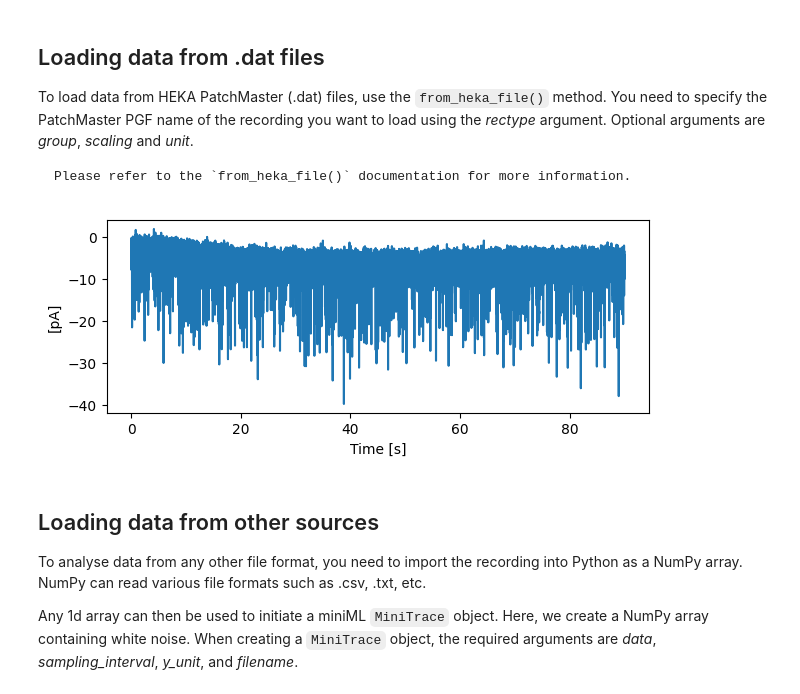
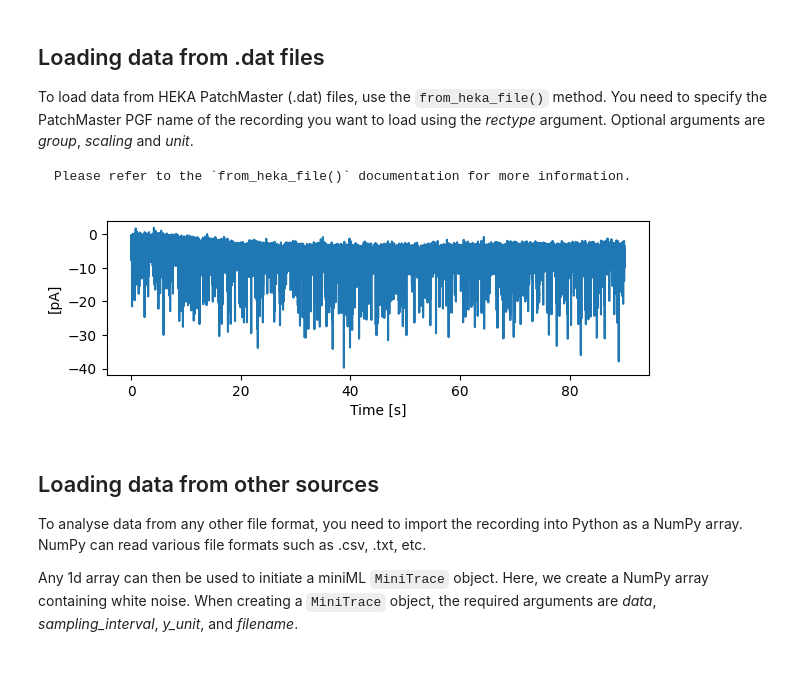
Before and after one commit to delvendahl/miniML, a Jupyter notebook: docs/general/loading_data.ipynb, the cells around one changed output. Saved outputs shown, nothing was run; the diff lists cells and outputs as text; code cells hidden in the pictures; blank space fills up the shorter version.

```diff
--- a/docs/general/loading_data.ipynb
+++ b/docs/general/loading_data.ipynb
@@ -54,18 +54,18 @@ Please refer to the `from_heka_file()` documentation for more information.
 # %%
 filename = '../../example_data/A_2025-04-04_001.dat'
 rectype = 'conti VC low'
 scaling = 1e12
 unit = 'pA'
 
 PM_trace = TraceLoader.from_heka_file(filename=filename,
                                       rectype=rectype,
                                       group=0,
                                       scaling=scaling,
                                       unit=unit)
 
-PM_trace.plot_trace(figsize=(7, 2.5))
+PM_trace.plot_trace(figsize=(7, 2))
 # %% [output]
-[figure, old version]
+[figure, new version]
 # %% [markdown]
 ## Loading data from other sources
 
```
Also changed, not shown: parts of 3 cells of this notebook.
